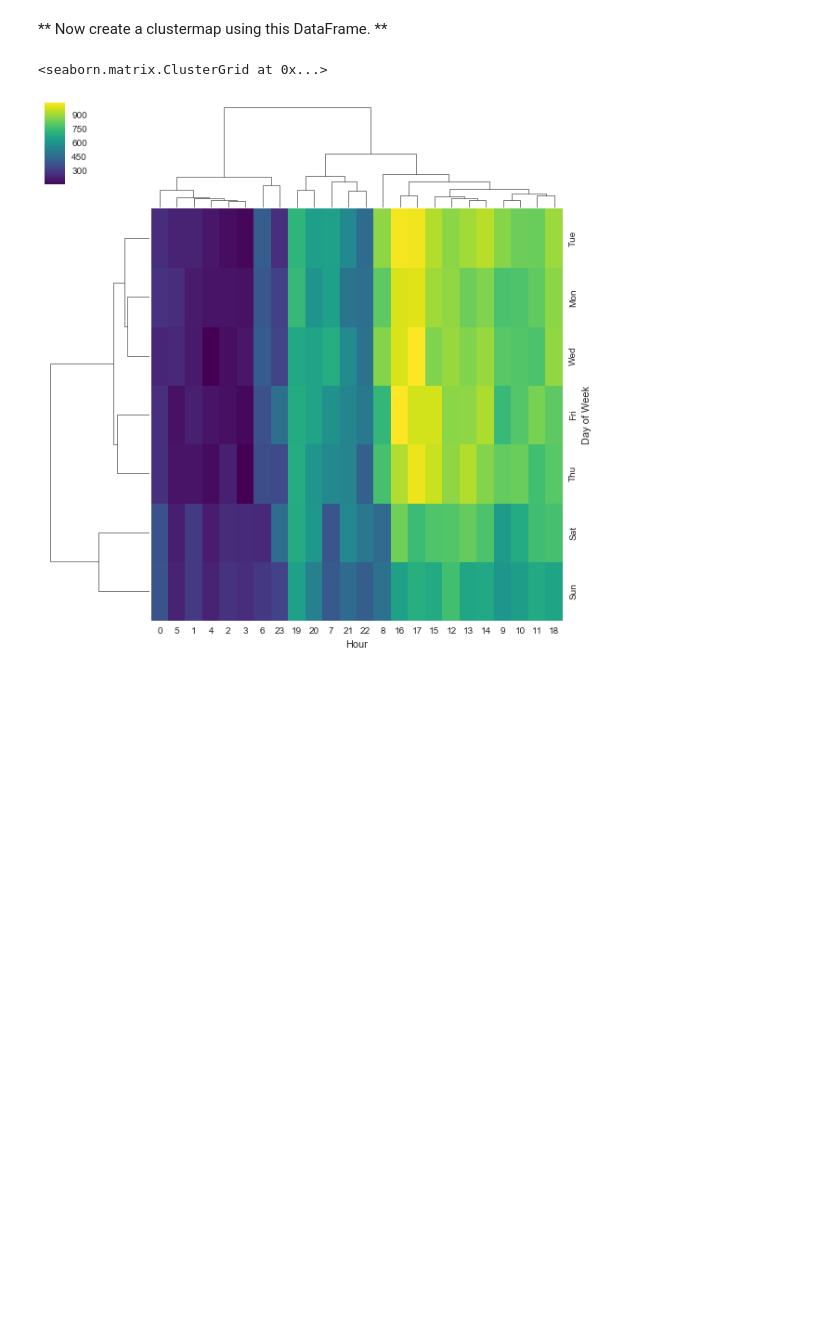
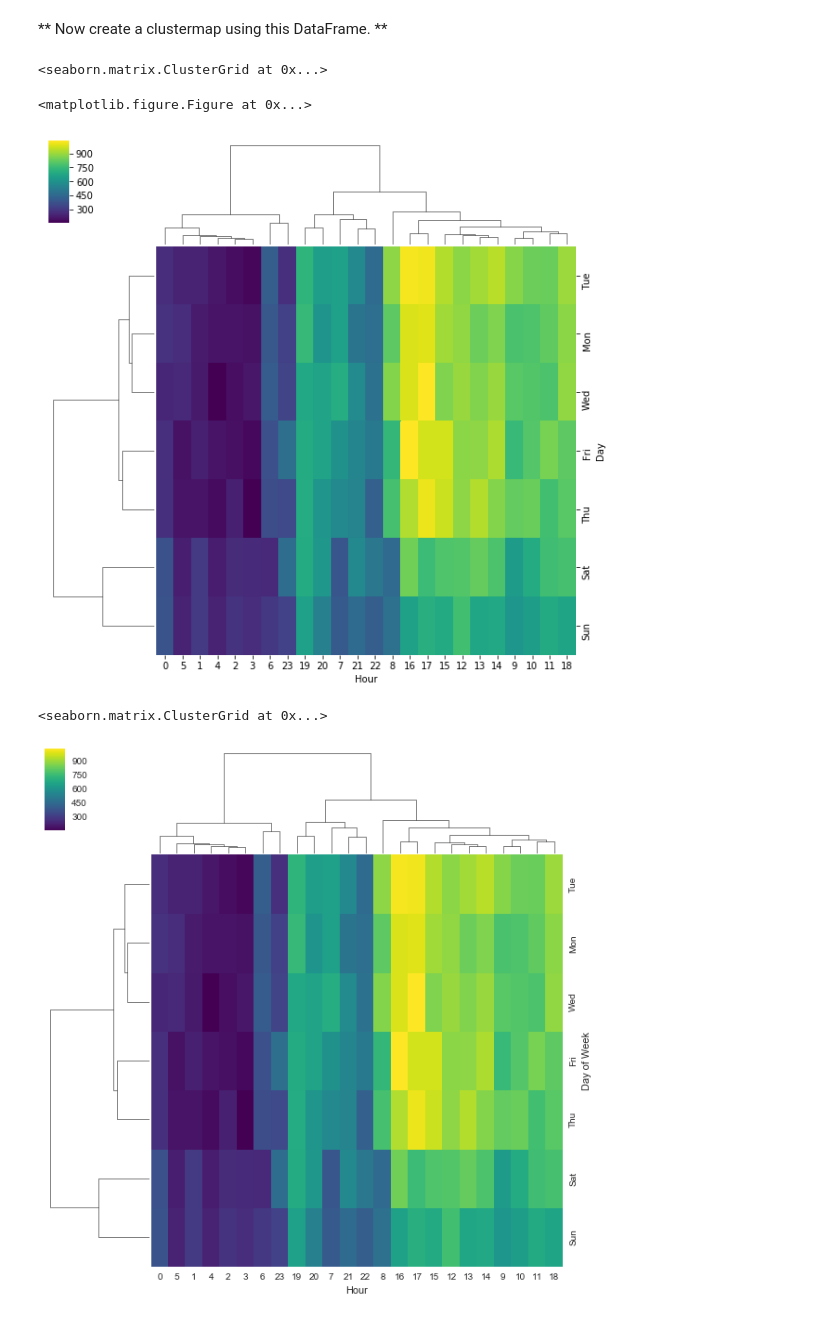
Before and after one commit to whodatXLIV/Python-For-Data-Scientist, a Jupyter notebook: Data-Capstone-Projects/911 Calls Data Capstone Project .ipynb, the cells around one changed output. Drawn from its saved outputs; the diff is of its cells as text; code cells hidden in the pictures; blank space fills up the shorter version.

```diff
--- a/Data-Capstone-Projects/911 Calls Data Capstone Project .ipynb
+++ b/Data-Capstone-Projects/911 Calls Data Capstone Project .ipynb
@@ -291,5 +269,12 @@ ____
 # %% [markdown]
 ** Now create a clustermap using this DataFrame. **
+# %%
+plt.figure(figsize=(12,6))
+sns.clustermap(g,cmap='viridis')
+# %% [output]
+<seaborn.matrix.ClusterGrid at 0x...>
+<matplotlib.figure.Figure at 0x...>
+[figure, added]
 # %%
 # %% [output]
 <seaborn.matrix.ClusterGrid at 0x...>
```
Also changed, not shown: parts of 12 cells of this notebook.
